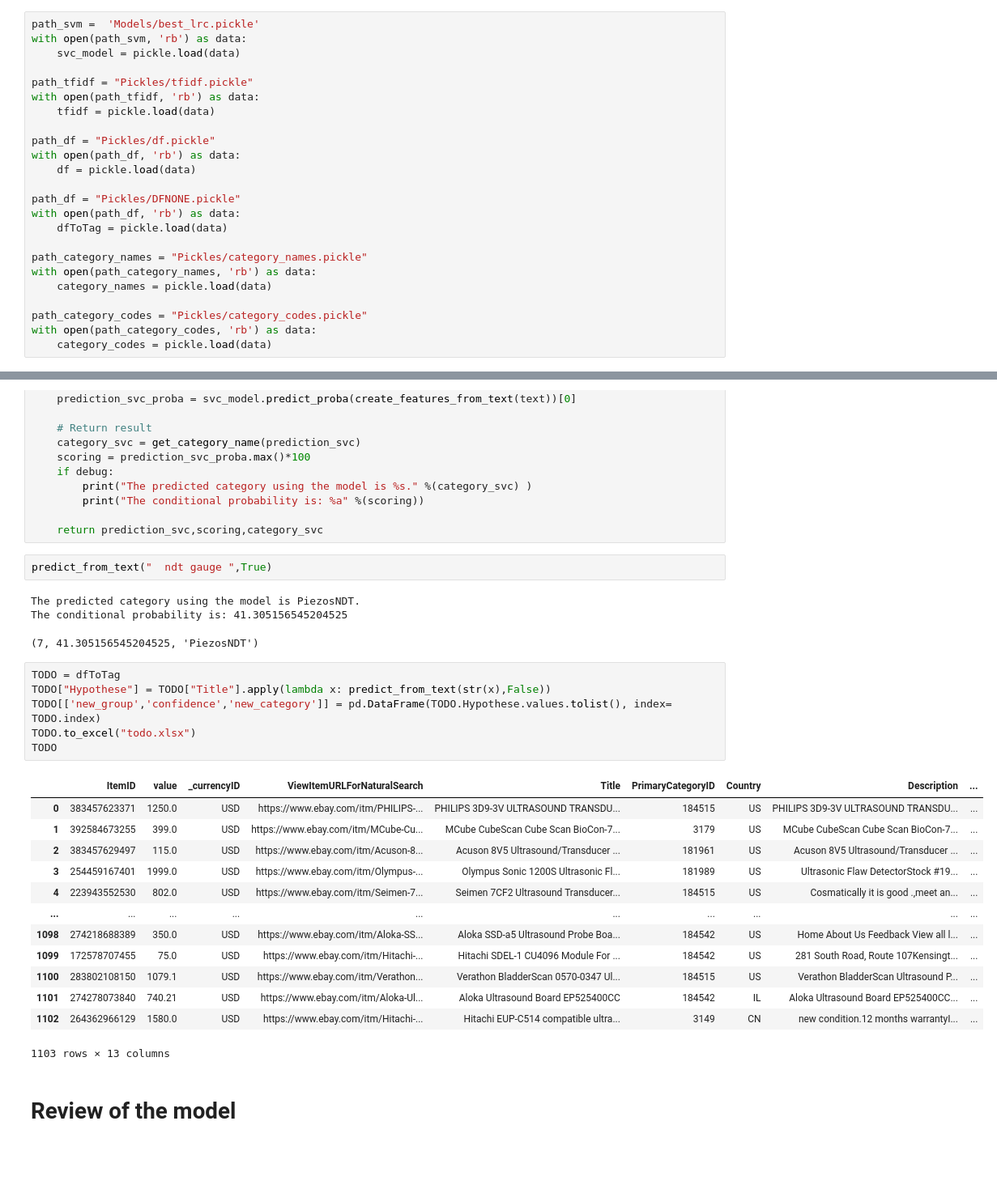
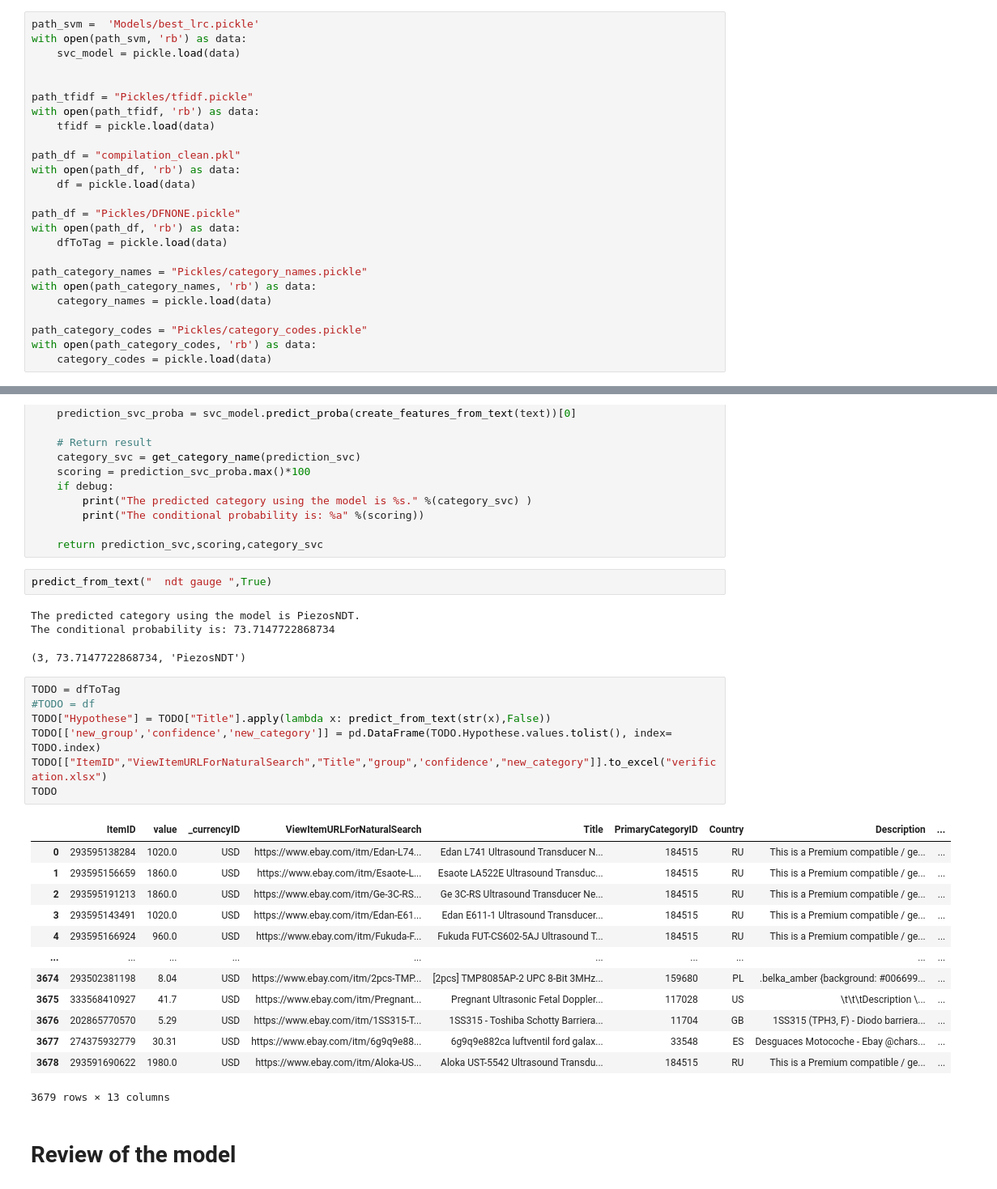
Before and after one commit to kelu124/ebayUSprobes, a Jupyter notebook: 10.ApplyModel.ipynb, the cells around one changed output, grey strips where cells are left out. Shown: that part at 81% size. Saved outputs shown, nothing was run; the diff lists cells and outputs as text; blank space fills up the shorter version.

```diff
--- a/10.ApplyModel.ipynb
+++ b/10.ApplyModel.ipynb
@@ -24,11 +24,12 @@ path_svm =  'Models/best_lrc.pickle'
 with open(path_svm, 'rb') as data:
     svc_model = pickle.load(data)
 
+
 path_tfidf = "Pickles/tfidf.pickle"
 with open(path_tfidf, 'rb') as data:
     tfidf = pickle.load(data)
 
-path_df = "Pickles/df.pickle"
+path_df = "compilation_clean.pkl"
 with open(path_df, 'rb') as data:
     df = pickle.load(data)
 
@@ -106,28 +107,29 @@ def predict_from_text(text,debug):
 predict_from_text("  ndt gauge ",True)
 # %% [output]
 The predicted category using the model is PiezosNDT.
-The conditional probability is: 41.305156545204525
+The conditional probability is: 73.7147722868734
-(7, 41.305156545204525, 'PiezosNDT')
+(3, 73.7147722868734, 'PiezosNDT')
 # %%
 TODO = dfToTag
+#TODO = df
 TODO["Hypothese"] = TODO["Title"].apply(lambda x: predict_from_text(str(x),False))
 TODO[['new_group','confidence','new_category']] = pd.DataFrame(TODO.Hypothese.values.tolist(), index= TODO.index)
-TODO.to_excel("todo.xlsx")
+TODO[["ItemID","ViewItemURLForNaturalSearch","Title","group",'confidence',"new_category"]].to_excel("verification.xlsx")
 TODO
 # %% [output]
 |  | ItemID | value | _currencyID | ViewItemURLForNaturalSearch | Title | PrimaryCategoryID | Country | Description | ... |
-| 0 | 383457623371 | 1250.0 | USD | https://www.ebay.com/itm/PHILIPS-... | PHILIPS 3D9-3V ULTRASOUND TRANSDU... | 184515 | US | PHILIPS 3D9-3V ULTRASOUND TRANSDU... | ... |
-| 1 | 392584673255 | 399.0 | USD | https://www.ebay.com/itm/MCube-Cu... | MCube CubeScan Cube Scan BioCon-7... | 3179 | US | MCube CubeScan Cube Scan BioCon-7... | ... |
-| 2 | 383457629497 | 115.0 | USD | https://www.ebay.com/itm/Acuson-8... | Acuson 8V5 Ultrasound/Transducer ... | 181961 | US | Acuson 8V5 Ultrasound/Transducer ... | ... |
-| 3 | 254459167401 | 1999.0 | USD | https://www.ebay.com/itm/Olympus-... | Olympus Sonic 1200S Ultrasonic Fl... | 181989 | US | Ultrasonic Flaw DetectorStock #19... | ... |
-| 4 | 223943552530 | 802.0 | USD | https://www.ebay.com/itm/Seimen-7... | Seimen 7CF2 Ultrasound Transducer... | 184515 | US | Cosmatically it is good .,meet an... | ... |
+| 0 | 293595138284 | 1020.0 | USD | https://www.ebay.com/itm/Edan-L74... | Edan L741 Ultrasound Transducer N... | 184515 | RU | This is a Premium compatible / ge... | ... |
+| 1 | 293595156659 | 1860.0 | USD | https://www.ebay.com/itm/Esaote-L... | Esaote LA522E Ultrasound Transduc... | 184515 | RU | This is a Premium compatible / ge... | ... |
+| 2 | 293595191213 | 1860.0 | USD | https://www.ebay.com/itm/Ge-3C-RS... | Ge 3C-RS Ultrasound Transducer Ne... | 184515 | RU | This is a Premium compatible / ge... | ... |
+| 3 | 293595143491 | 1020.0 | USD | https://www.ebay.com/itm/Edan-E61... | Edan E611-1 Ultrasound Transducer... | 184515 | RU | This is a Premium compatible / ge... | ... |
+| 4 | 293595166924 | 960.0 | USD | https://www.ebay.com/itm/Fukuda-F... | Fukuda FUT-CS602-5AJ Ultrasound T... | 184515 | RU | This is a Premium compatible / ge... | ... |
 | ... | ... | ... | ... | ... | ... | ... | ... | ... | ... |
-| 1098 | 274218688389 | 350.0 | USD | https://www.ebay.com/itm/Aloka-SS... | Aloka SSD-a5 Ultrasound Probe Boa... | 184542 | US | Home About Us Feedback View all l... | ... |
-| 1099 | 172578707455 | 75.0 | USD | https://www.ebay.com/itm/Hitachi-... | Hitachi SDEL-1 CU4096 Module For ... | 184542 | US | 281 South Road, Route 107Kensingt... | ... |
-| 1100 | 283802108150 | 1079.1 | USD | https://www.ebay.com/itm/Verathon... | Verathon BladderScan 0570-0347 Ul... | 184515 | US | Verathon BladderScan Ultrasound P... | ... |
-| 1101 | 274278073840 | 740.21 | USD | https://www.ebay.com/itm/Aloka-Ul... | Aloka Ultrasound Board EP525400CC | 184542 | IL | Aloka Ultrasound Board EP525400CC... | ... |
-| 1102 | 264362966129 | 1580.0 | USD | https://www.ebay.com/itm/Hitachi-... | Hitachi EUP-C514 compatible ultra... | 3149 | CN | new condition.12 months warrantyI... | ... |
+| 3674 | 293502381198 | 8.04 | USD | https://www.ebay.com/itm/2pcs-TMP... | [2pcs] TMP8085AP-2 UPC 8-Bit 3MHz... | 159680 | PL | .belka_amber {background: #006699... | ... |
+| 3675 | 333568410927 | 41.7 | USD | https://www.ebay.com/itm/Pregnant... | Pregnant Ultrasonic Fetal Doppler... | 117028 | US | \t\t\tDescription \... | ... |
+| 3676 | 202865770570 | 5.29 | USD | https://www.ebay.com/itm/1SS315-T... | 1SS315 - Toshiba Schotty Barriera... | 11704 | GB | 1SS315 (TPH3, F) - Diodo barriera... | ... |
+| 3677 | 274375932779 | 30.31 | USD | https://www.ebay.com/itm/6g9q9e88... | 6g9q9e882ca luftventil ford galax... | 33548 | ES | Desguaces Motocoche - Ebay @chars... | ... |
+| 3678 | 293591690622 | 1980.0 | USD | https://www.ebay.com/itm/Aloka-US... | Aloka UST-5542 Ultrasound Transdu... | 184515 | RU | This is a Premium compatible / ge... | ... |
-1103 rows × 13 columns
+3679 rows × 13 columns
 # %% [markdown]
 # Review of the model
 # %%
```
Also changed, not shown: parts of 12 cells of this notebook, 16 other files.
